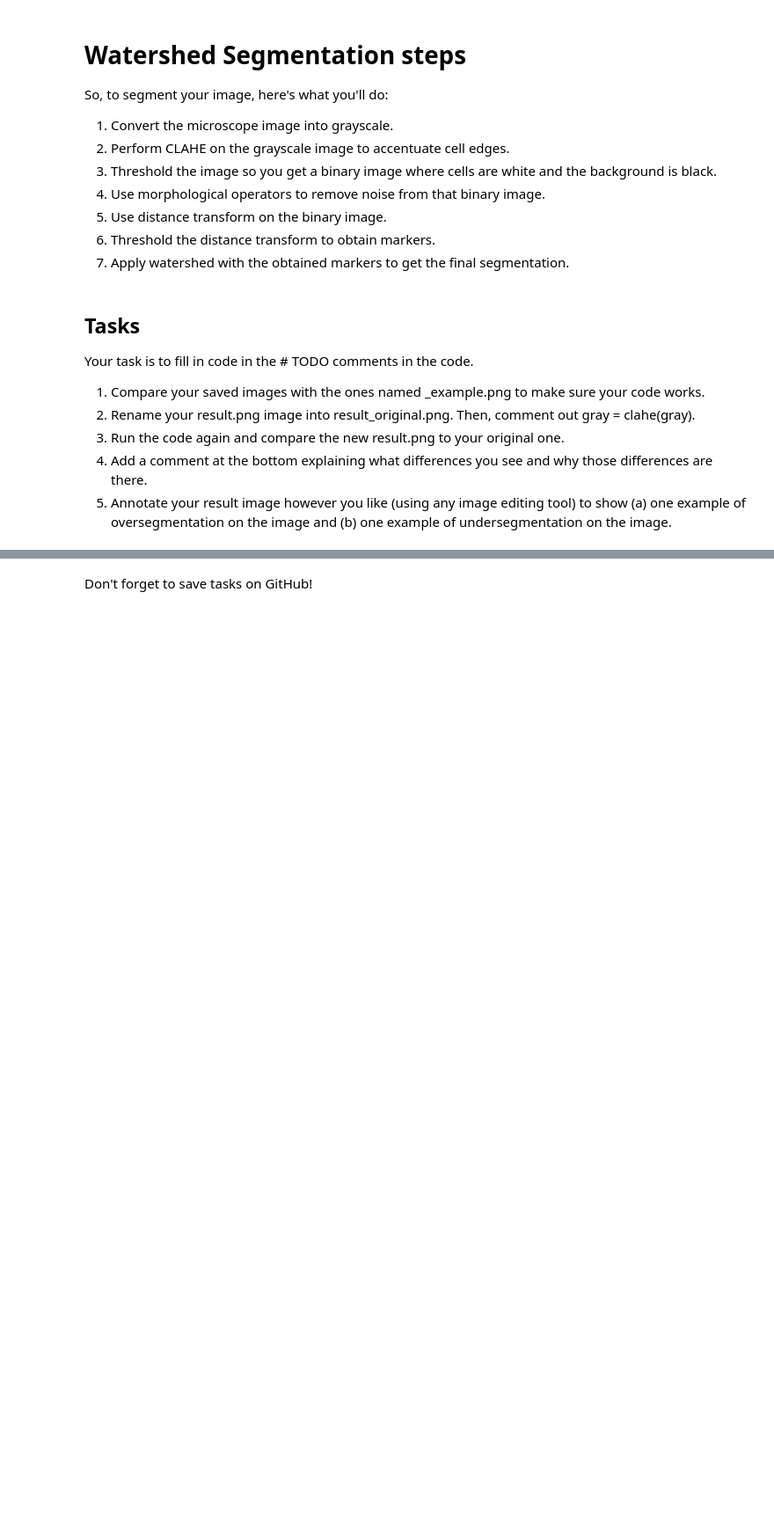
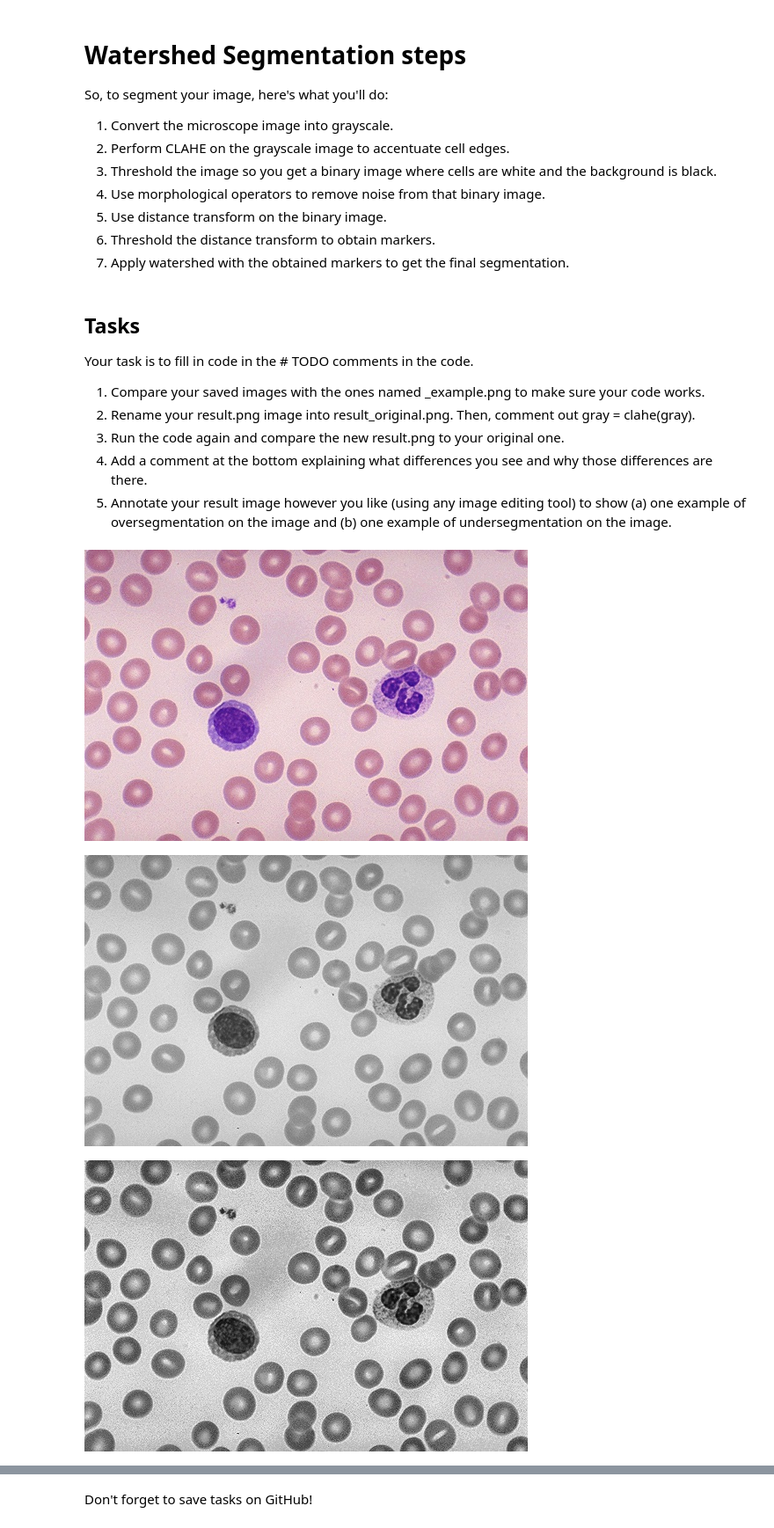
Before and after one commit to pui-sum-rv/pui-sum-rv-lab5-Ai-kz-Ai, a Jupyter notebook: lab5.ipynb, the cells around one changed output, grey strips where cells are left out. Shown at 88% size. Saved outputs shown, nothing was run; the diff lists cells and outputs as text; code cells hidden in the pictures; blank space fills up the shorter version.

```diff
--- a/lab5.ipynb
+++ b/lab5.ipynb
@@ -148,14 +149,25 @@ import random as rng
 # %%
 # Load the source image
 img = cv.imread('images/cells.jpg')
 cv2_imshow(img)
+
 # Convert image to grayscale
-gray = cv.cvtColor(img,cv.COLOR_BGR2GRAY)
+gray = cv.cvtColor(img, cv.COLOR_BGR2GRAY)
 cv2_imshow(gray)
-# Apply CLAHE
-#gray = clahe(gray)
-# OTSU threshold the image
-#TODO:
-thresh =
-cv.imwrite("images/thresholded.png", thresh[1])
-cv2_imshow(thresh[1])
+
+# Apply CLAHE (Contrast Limited Adaptive Histogram Equalization)
+clahe = cv.createCLAHE(clipLimit=2.0, tileGridSize=(8,8))
+gray = clahe.apply(gray)  # Uncomment to apply CLAHE
+cv2_imshow(gray)
+
+# OTSU thresholding
+# TODO: Apply OTSU's binarization thresholding
+_, thresh = cv.threshold(gray, 0, 255, cv.THRESH_BINARY + cv.THRESH_OTSU)
+
+# Save and display the thresholded image
+cv.imwrite("images/thresholded.png", thresh)
+cv2_imshow(thresh)
+# %% [output]
+[figure, added]
+[figure, added]
+[figure, added]
```
Also changed, not shown: parts of 10 cells of this notebook.
